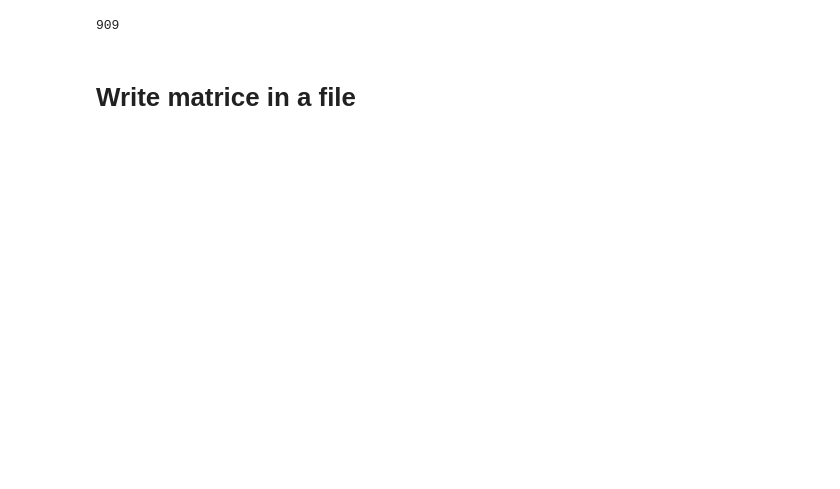
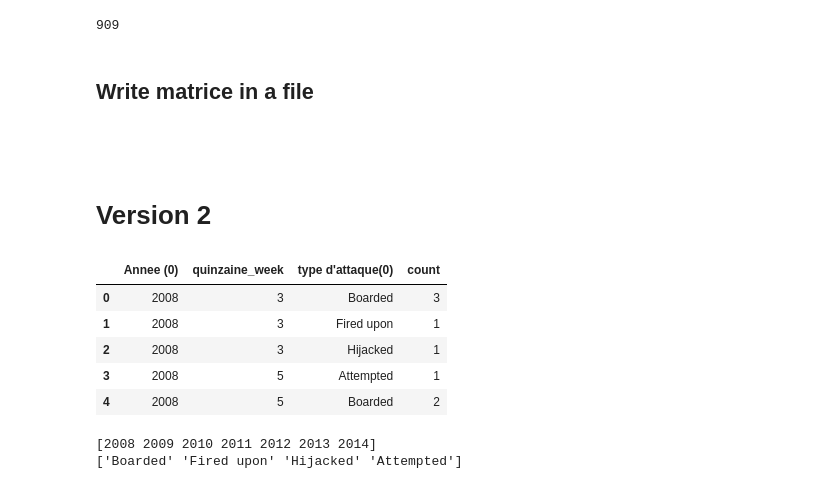
Before and after one commit to ifrebault/PiracyAttackPrediction, a Jupyter notebook: Machine_learning/Matrix.ipynb, the cells around one changed output. Cells and saved outputs as stored; diff of their text form; code cells hidden in the pictures; blank space fills up the shorter version.

```diff
--- a/Machine_learning/Matrix.ipynb
+++ b/Machine_learning/Matrix.ipynb
@@ -5,4 +5,4 @@ import pandas as pd
 # %%
-df = pd.read_csv('./data/aden.csv',sep=';')
+df = pd.read_csv('../data/aden.csv',sep=';')
 # %%
 max_quinzaine=24
@@ -129,5 +125,5 @@ dfFinal['count'].sum()
 # %% [output]
 909
 # %% [markdown]
-# Write matrice in a file
+## Write matrice in a file
 # %%
@@ -134,0 +131,24 @@ dfFinal.to_csv("./data/adenMatrix.csv",sep=';', encoding='utf-8')
+# %% [markdown]
+#
+# %% [markdown]
+# Version 2
+# %%
+dfAgregateTotal2=pd.DataFrame({'count' : df.groupby( [ "Annee (0)","quinzaine_week","type d'attaque(0)"] ).size()}).reset_index()
+dfAgregateTotal2.head()
+# %% [output]
+|  | Annee (0) | quinzaine_week | type d'attaque(0) | count |
+| 0 | 2008 | 3 | Boarded | 3 |
+| 1 | 2008 | 3 | Fired upon | 1 |
+| 2 | 2008 | 3 | Hijacked | 1 |
+| 3 | 2008 | 5 | Attempted | 1 |
+| 4 | 2008 | 5 | Boarded | 2 |
+# %%
+unique_years=dfAgregateTotal2['Annee (0)'].unique()
+
+unique_type=dfAgregateTotal2['type d\'attaque(0)'].unique()
+
+print unique_years
+print unique_type
+# %% [output]
+[2008 2009 2010 2011 2012 2013 2014]
+['Boarded' 'Fired upon' 'Hijacked' 'Attempted']
```
Also changed, not shown: parts of 18 cells of this notebook, 6 other files.
